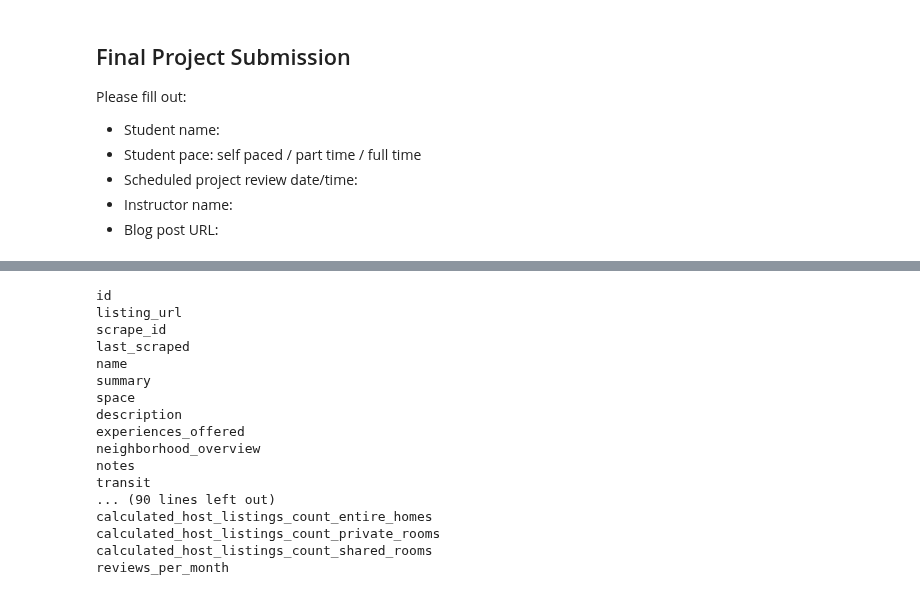
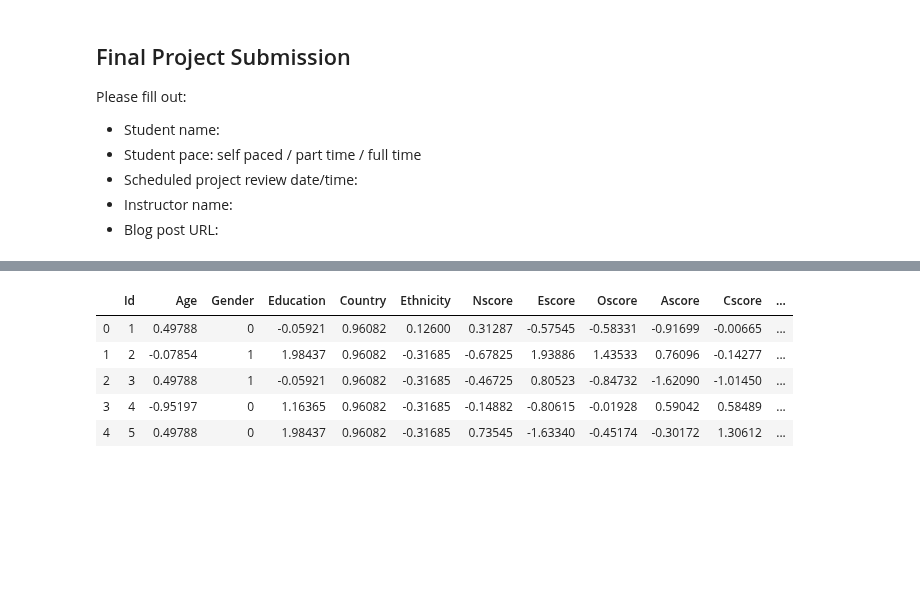
Before and after one commit to trevohearn/nyc-mhtn-ds-010620-lectures, a Jupyter notebook: week-9/classification_project/student.ipynb, the cells around one changed output, grey strips where cells are left out. Saved outputs shown, nothing was run; the diff lists cells and outputs as text; code cells hidden in the pictures; blank space fills up the shorter version.

```diff
--- a/week-9/classification_project/student.ipynb
+++ b/week-9/classification_project/student.ipynb
@@ -216,24 +200,0 @@ Length: 106, dtype: int64
-# %%
-# Your code here - remember to use markdown cells for comments as well!
-import pandas as pd
-df_airbnb_florida = pd.read_csv("listings.csv")
-for i in df_airbnb_florida.columns:
-    print("{}".format(i))
-# %% [output]
-id
-listing_url
-scrape_id
-last_scraped
-name
-summary
-space
-description
-experiences_offered
-neighborhood_overview
-notes
-transit
-... (90 lines left out)
-calculated_host_listings_count_entire_homes
-calculated_host_listings_count_private_rooms
-calculated_host_listings_count_shared_rooms
-reviews_per_month
@@ -239,0 +235,32 @@ reviews_per_month
+# %%
+# Your code here - remember to use markdown cells for comments as well!
+import pandas as pd
+colnames = ['Id', "Age", "Gender", "Education", "Country",
+             "Ethnicity", "Nscore", "Escore", "Oscore", "Ascore",
+             "Cscore", "Impulsive", "SS", "Alcohol", "Amphet", "Amyl", "Benzos", "Caff",
+            "Cannabis", "Choc", "Coke", "Crack", "Ecstacy", "Heroin", "Ketamine", "Legalh",
+            "LSD", "Meth", "Mushrooms", "Nicotine", "Semer", "VSA"]
+drugs_list = ["Alcohol", "Amphet", "Amyl", "Benzos", "Caff",
+            "Cannabis", "Choc", "Coke", "Crack", "Ecstacy", "Heroin", "Ketamine", "Legalh",
+            "LSD", "Meth", "Mushrooms", "Nicotine", "Semer", "VSA"]
+testErrornames = ['Age', 'Ketamine', 'Cscore', 'AmphetAmyl', 'Education', 'Nicotine', 'Legalh', 'Cannabis', 'LSD', 'Crack', 'Mushrooms', 'Nscore', 'Ecstacy', 'Ascore', 'VSA', 'Semer', 'Heroin', 'SS', 'Impulsive', 'Id', 'Coke', 'Meth', 'Gender', 'Alcohol', 'Ethnicity', 'Escore', 'Caff', 'Choc', 'Oscore', 'Country', 'Benzos']
+
+df = pd.read_csv("drug_consumption.data", names=colnames, index_col=False)
+cl_dict = {'CL0' : 0, 'CL1' : 1, 'CL2' : 2, 'CL3' : 3, 'CL4' : 4, 'CL5' : 5, 'CL6' : 6}
+gender_dict = {0.48246 : 0, -0.48246 : 1}
+
+#df['Country'] = df['Country'].apply(country)
+df['Gender'] = df['Gender'].apply(gender)
+for i in colnames[13:]:
+    df[i].replace(cl_dict, inplace = True)
+for i in drugs_list:
+    df["{}_binary".format(i)] = df[i].apply(binary_class)
+df['age_num_low'] = df['Age'].apply(agegroup_feature_creation)
+df.head()
+# %% [output]
+|  | Id | Age | Gender | Education | Country | Ethnicity | Nscore | Escore | Oscore | Ascore | Cscore | ... |
+| 0 | 1 | 0.49788 | 0 | -0.05921 | 0.96082 | 0.12600 | 0.31287 | -0.57545 | -0.58331 | -0.91699 | -0.00665 | ... |
+| 1 | 2 | -0.07854 | 1 | 1.98437 | 0.96082 | -0.31685 | -0.67825 | 1.93886 | 1.43533 | 0.76096 | -0.14277 | ... |
+| 2 | 3 | 0.49788 | 1 | -0.05921 | 0.96082 | -0.31685 | -0.46725 | 0.80523 | -0.84732 | -1.62090 | -1.01450 | ... |
+| 3 | 4 | -0.95197 | 0 | 1.16365 | 0.96082 | -0.31685 | -0.14882 | -0.80615 | -0.01928 | 0.59042 | 0.58489 | ... |
+| 4 | 5 | 0.49788 | 0 | 1.98437 | 0.96082 | -0.31685 | 0.73545 | -1.63340 | -0.45174 | -0.30172 | 1.30612 | ... |
```
Also changed, not shown: parts of 14 cells of this notebook, 2 other files.
